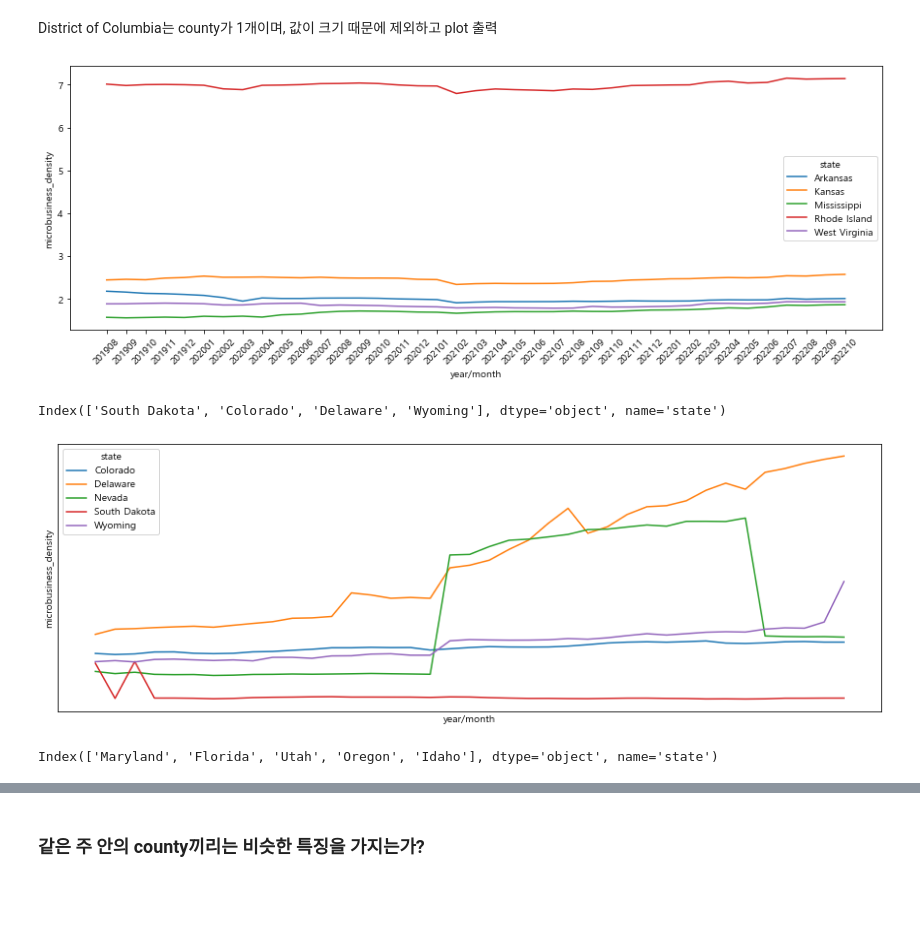
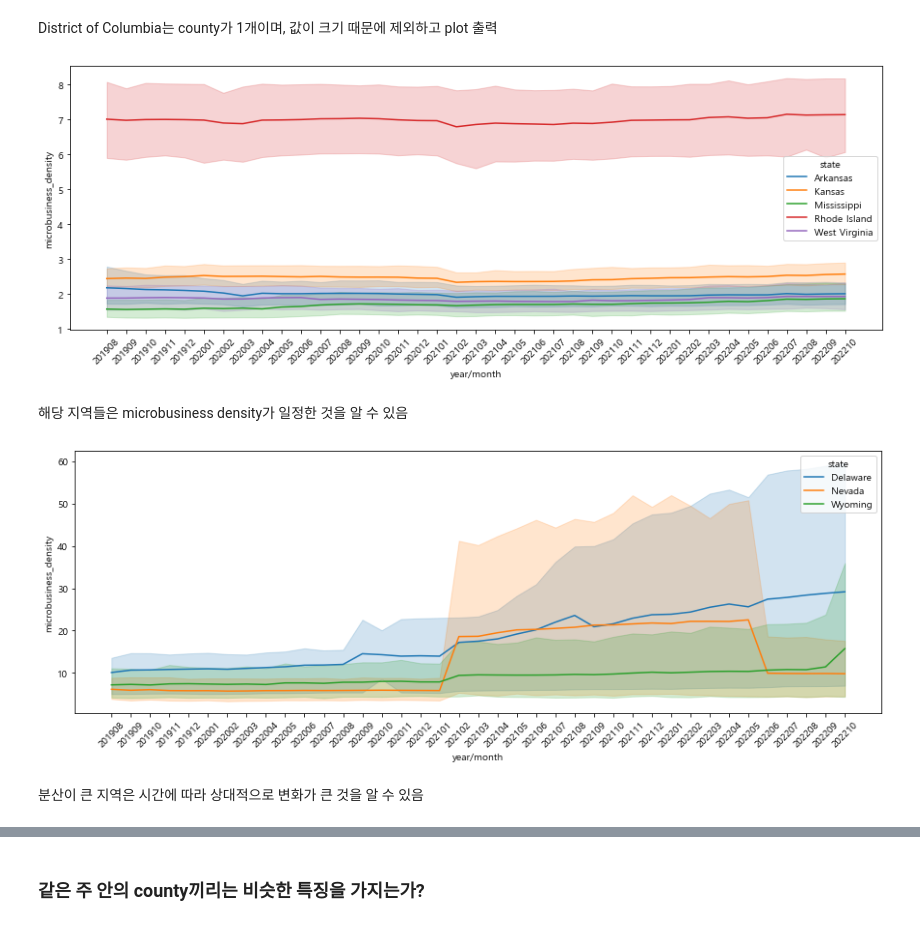
Before and after one commit to mg4432/Kaggle-GoDaddy-Microbusiness-Density-Forecasting, a Jupyter notebook: EDA .ipynb, the cells around one changed output, grey strips where cells are left out. Saved outputs shown, nothing was run; the diff lists cells and outputs as text; code cells hidden in the pictures; blank space fills up the shorter version.

```diff
--- a/EDA .ipynb
+++ b/EDA .ipynb
@@ -217,32 +318,28 @@ District of Columbia는 county가 1개이며, 값이 크기 때문에 제외하
 plt.figure(figsize = (15, 5))
 sns.lineplot(x = 'year/month', y = 'microbusiness_density',
              data = train_df[train_df['state'].isin(sort_std[1:6])],
-             hue = 'state', ci = None)
+             hue = 'state')
 locs, labels = plt.xticks()
 plt.setp(labels, rotation = 45)
 plt.show()
 # %% [output]
-[figure, old version]
+[figure, new version]
-# %%
-sort_std[-5:-1]
-# %% [output]
-Index(['South Dakota', 'Colorado', 'Delaware', 'Wyoming'], dtype='object', name='state')
+# %% [markdown]
+해당 지역들은 microbusiness density가 일정한 것을 알 수 있음
 # %%
 plt.figure(figsize = (15, 5))
 sns.lineplot(x = 'year/month', y = 'microbusiness_density',
-             data = train_df[train_df['state'].isin(sort_std[-5:])],
-             hue = 'state', ci = None)
-plt.xticks([], [])
-plt.yticks([], [])
+             data = train_df[train_df['state'].isin(['Wyoming', 'Nevada', 'Delaware'])],
+             hue = 'state')
+# plt.xticks([], [])
+# plt.yticks([], [])
 locs, labels = plt.xticks()
 plt.setp(labels, rotation = 45)
 plt.show()
 # %% [output]
-[figure, old version]
+[figure, new version]
-# %%
-sort_std[-10:-5]
-# %% [output]
-Index(['Maryland', 'Florida', 'Utah', 'Oregon', 'Idaho'], dtype='object', name='state')
+# %% [markdown]
+분산이 큰 지역은 시간에 따라 상대적으로 변화가 큰 것을 알 수 있음
 # %%
 plt.figure(figsize = (15, 5))
 sns.lineplot(x = 'year/month', y = 'microbusiness_density',
```
Also changed, not shown: parts of 38 cells of this notebook.
